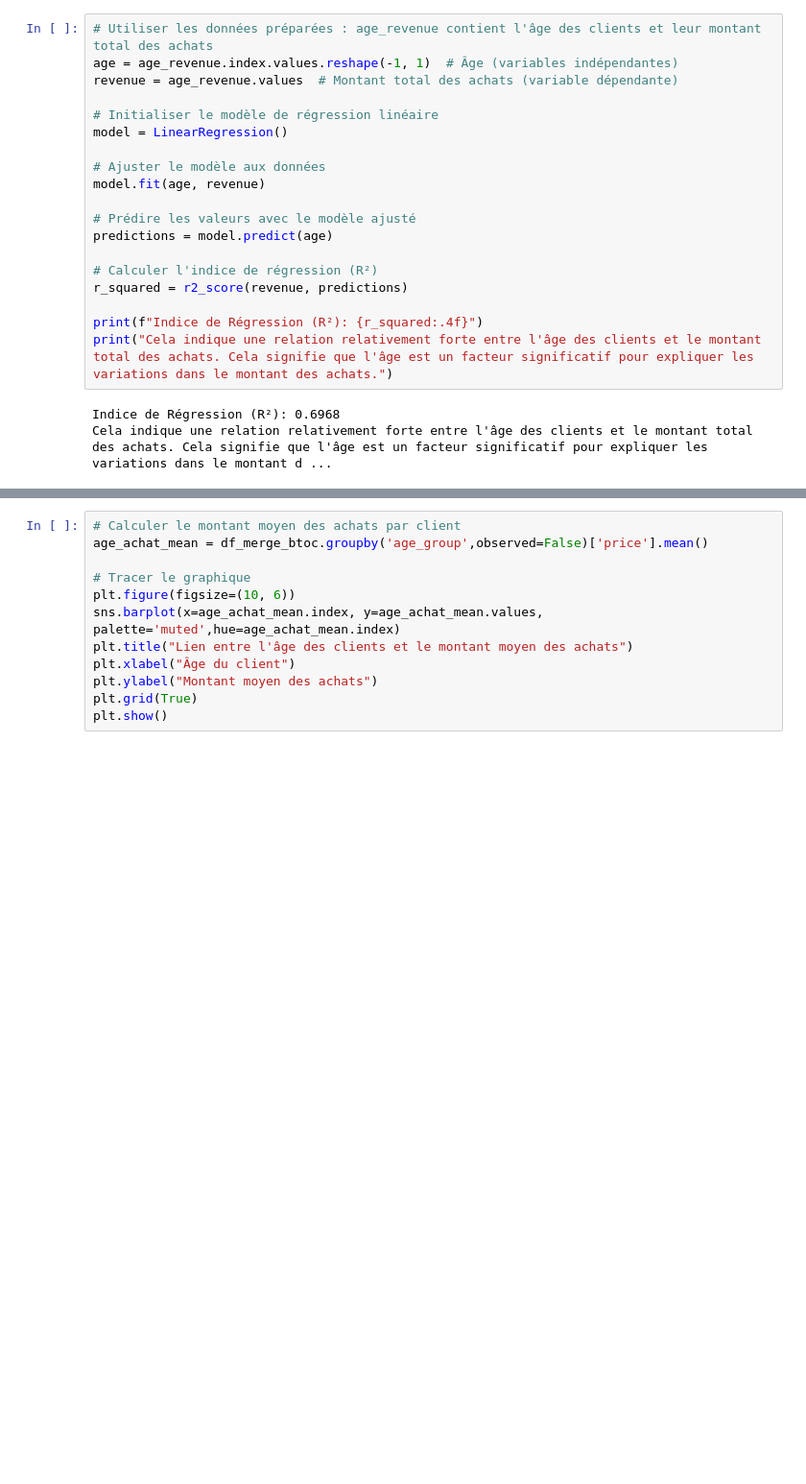
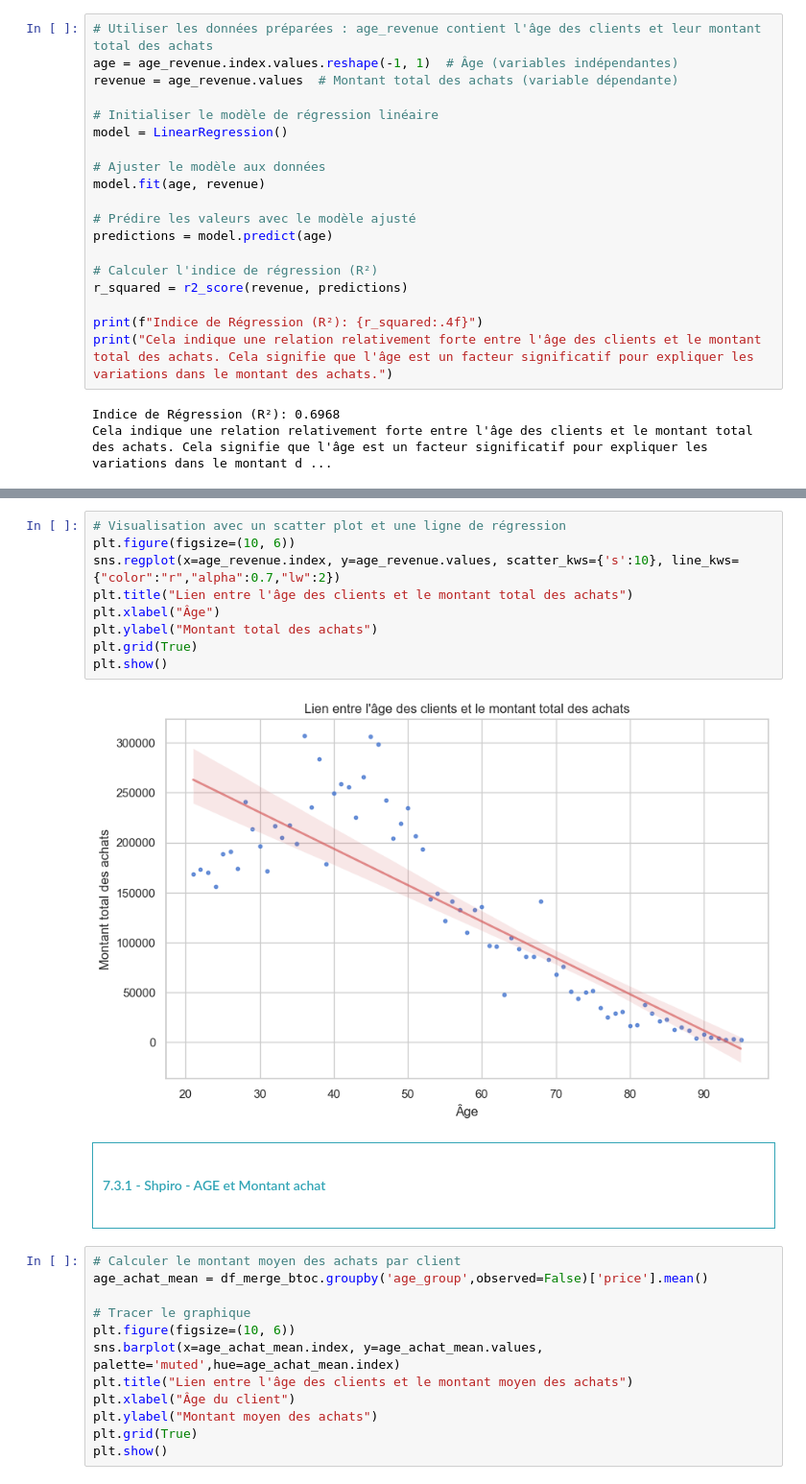
Before and after one commit to obenmaha/analyse-ventes-librairie, a Jupyter notebook: Analyse des Vente_V2.ipynb, the cells around one changed output, grey strips where cells are left out. Shown at 96% size. Drawn from its saved outputs; the diff is of its cells as text; blank space fills up the shorter version.

```diff
--- a/Analyse des Vente_V2.ipynb
+++ b/Analyse des Vente_V2.ipynb
@@ -1451,3 +1490,18 @@ Cela indique une relation relativement forte entre l'âge des clients et le mont
+# %%
+# Visualisation avec un scatter plot et une ligne de régression
+plt.figure(figsize=(10, 6))
+sns.regplot(x=age_revenue.index, y=age_revenue.values, scatter_kws={'s':10}, line_kws={"color":"r","alpha":0.7,"lw":2})
+plt.title("Lien entre l'âge des clients et le montant total des achats")
+plt.xlabel("Âge")
+plt.ylabel("Montant total des achats")
+plt.grid(True)
+plt.show()
+# %% [output]
+[figure, added]
+# %% [markdown]
+<div style="border: 1px solid RGB(51,165,182);" >
+<h4 style="margin: auto; padding: 10px; color: RGB(51,165,182); ">7.3.1 - Shpiro - AGE et Montant achat<h4>
+</div>
 # %%
 # Calculer le montant moyen des achats par client
 age_achat_mean = df_merge_btoc.groupby('age_group',observed=False)['price'].mean()
```
Also changed, not shown: parts of 66 cells of this notebook.
